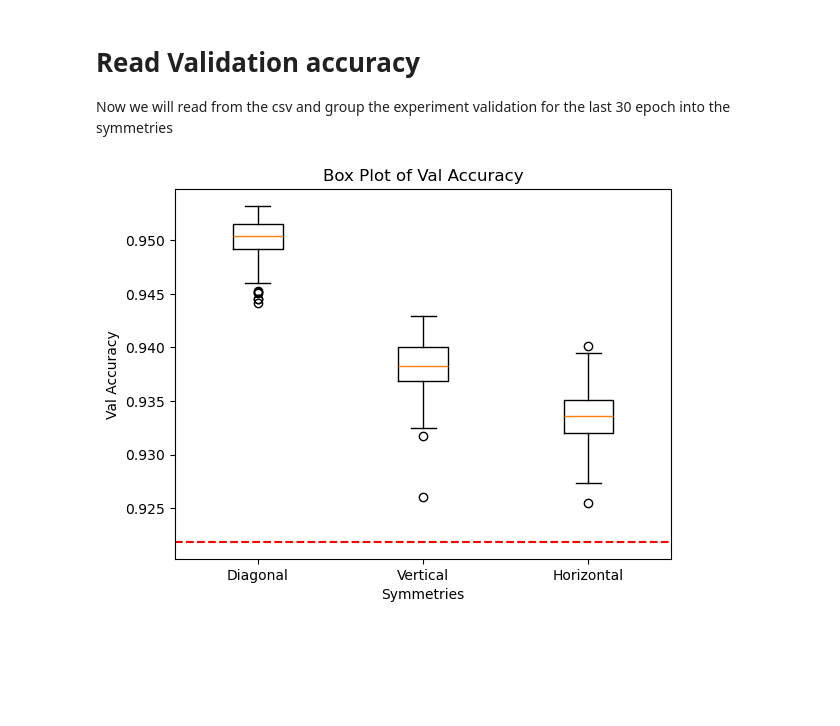
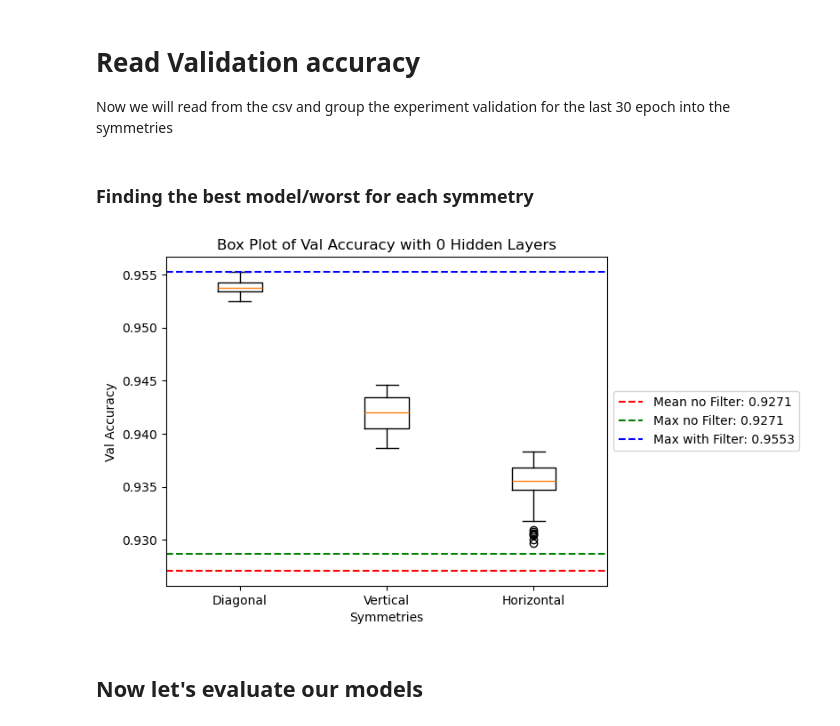
Before and after one commit to TheOpenSI/QML-QPF, a Jupyter notebook: Other_Grayscale_datastes_results/Mnist/Notebooks/mnist.ipynb, the cells around one changed output. Saved outputs shown, nothing was run; the diff lists cells and outputs as text; code cells hidden in the pictures; blank space fills up the shorter version.

```diff
--- a/Other_Grayscale_datastes_results/Mnist/Notebooks/mnist.ipynb
+++ b/Other_Grayscale_datastes_results/Mnist/Notebooks/mnist.ipynb
@@ -265,3 +339,5 @@ Now we will read from the csv and group the experiment validation for the last 3
 diagonal_index = [4, 5, 8, 9, 14, 15, 18, 19]
 vertical_index = [0, 1, 6, 7, 16, 17, 22, 23]
 horizontal_index = [2, 3, 10, 11, 12, 13, 20, 21]
+# %% [markdown]
+### Finding the best model/worst for each symmetry
@@ -305,43 +492,52 @@ diagonal_val_accuracy_flattened = [item for sublist in diagonal_val_accuracy for
 vertical_val_accuracy_flattened = [item for sublist in vertical_val_accuracy for item in sublist]
 horizontal_val_accuracy_flattened = [item for sublist in horizontal_val_accuracy for item in sublist]
 # %%
-# file = train_layer.name + "/run/" + "NO-FILTER"
-# Here are some preset examples you can use depending on which model you used to train your data
-# 1 FC layer
-run_subfolder = "_1FC"
-# # 2 FC layer
-# run_subfolder = "_2FC"
-# # 3 FC layer
-# run_subfolder = "_3FC"
-file = train_layer.name + "/run" + run_subfolder +  "/" + "NO-FILTER"
+# file = train_layer.name + "/run" + run_subfolder +  "/" + "NO-FILTER"
+file = log_dir + "NO-FILTER"
+
 
 df = pd.read_csv(file)
 no_fitler_val_accuracy = df['val_accuracy'].tail(tail_accuracy).tolist()
 # %%
 import matplotlib.pyplot as plt
 
 # Combine the data into a list of lists
 data = [diagonal_val_accuracy_flattened, vertical_val_accuracy_flattened, horizontal_val_accuracy_flattened]
 
 # Define the labels for the box plot
 labels_plot = ['Diagonal', 'Vertical', 'Horizontal']
 
 # Create the box plot
 plt.boxplot(data, labels=labels_plot)
 
 # Calculate the mean value of the no_filter list
 mean_no_filter = np.mean(no_fitler_val_accuracy)
+max_no_filter = np.max(no_fitler_val_accuracy)
 
 # Add a horizontal line at the mean value of no_filter
-plt.axhline(y= mean_no_filter, color='r', linestyle='--', label=f'Mean No Filter: {mean_no_filter:.2f}')
+plt.axhline(y= mean_no_filter, color='r', linestyle='--', label=f'Mean no Filter: {mean_no_filter:.4f}')
+plt.axhline(y= max_no_filter, color='g', linestyle='--', label=f'Max no Filter: {mean_no_filter:.4f}')
+
 # plt.ylim(0.936,.97)
+max_val_accuracy = np.max([diagonal_val_accuracy_flattened, vertical_val_accuracy_flattened, horizontal_val_accuracy_flattened])
+plt.axhline(y= max_val_accuracy, color='b', linestyle='--', label=f'Max with Filter: {max_val_accuracy:.4f}')
 
 # Add title and labels
-plt.title('Box Plot of Val Accuracy')
+number_of_hidden_layers = str(int(run_subfolder[1])-1)
+plt.title(f'Box Plot of Val Accuracy with {number_of_hidden_layers} Hidden Layers')
 plt.xlabel('Symmetries')
 plt.ylabel('Val Accuracy')
-
+# plt.legend(ncol=2, shadow=True)
+# plt.legend(shadow=True)
+# plt.legend()
+plt.legend(loc='center left', bbox_to_anchor=(1, 0.5))
+# Save the figure with high quality
+data_name = "eMnist_Digits"
+figure_name = f"{log_dir}/{data_name}_{run_subfolder}_Val_Accuracy"
+plt.savefig(figure_name, dpi=300, bbox_inches='tight')
 # Show the plot
 plt.show()
 # %% [output]
-[figure, old version]
+[figure, new version]
+# %% [markdown]
+## Now let's evaluate our models
```
Also changed, not shown: parts of 17 cells of this notebook, 2 other files.
